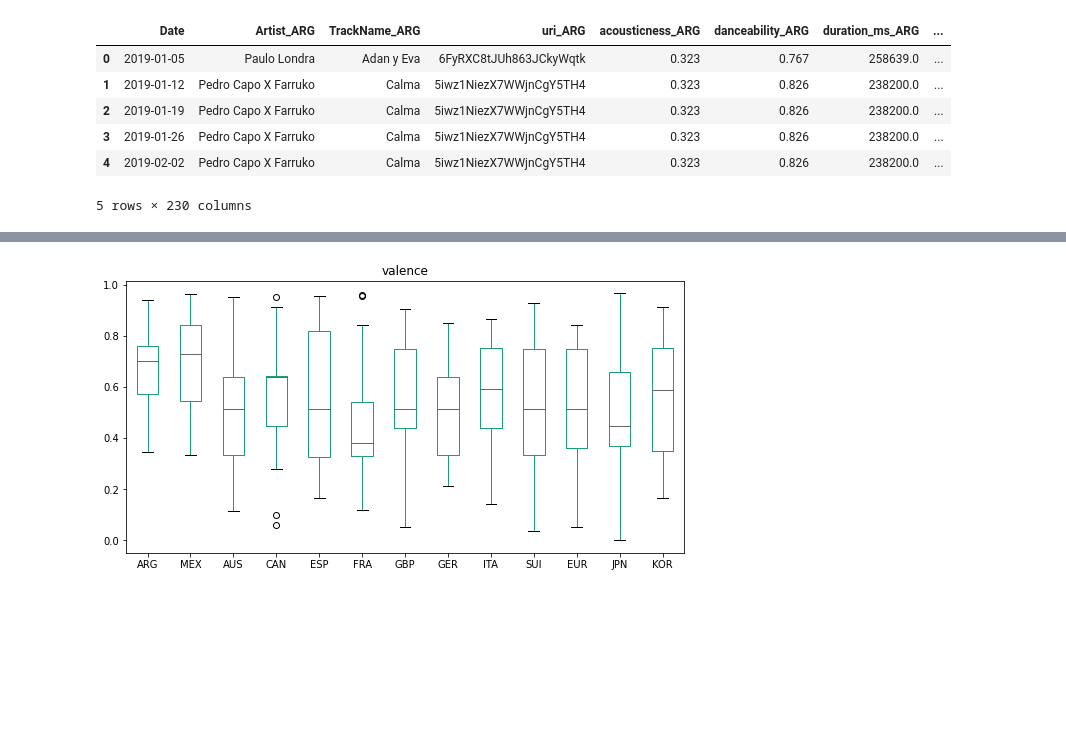
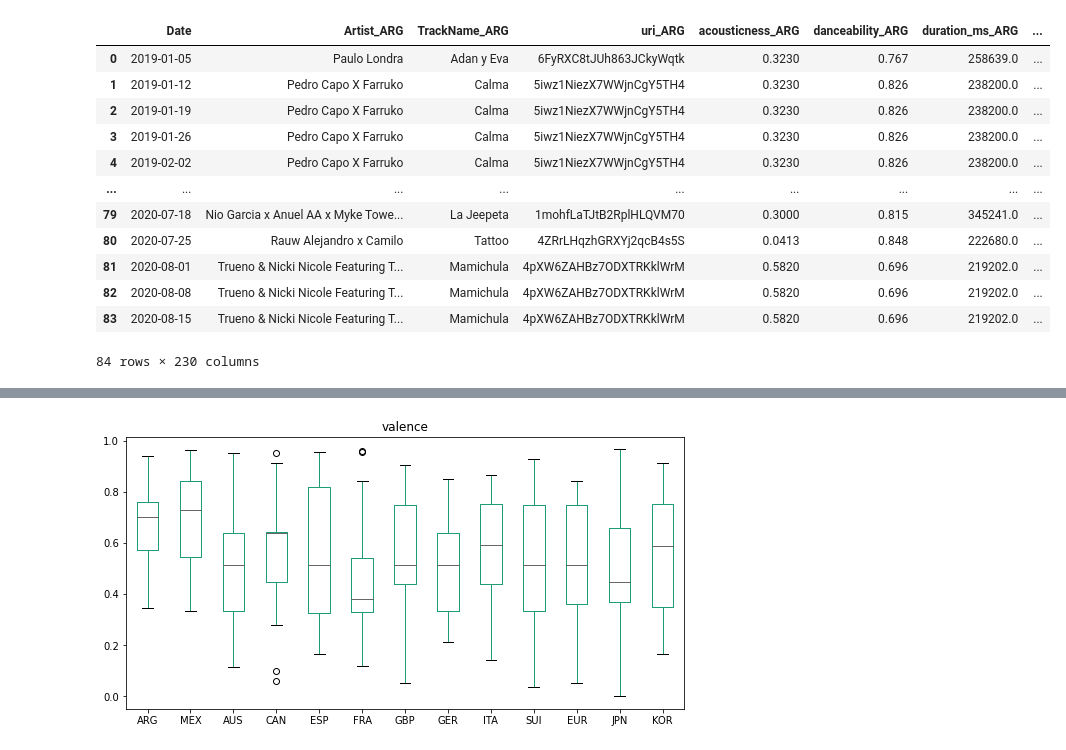
Before and after one commit to DataBerenicenz/Epsilon_Team, a Jupyter notebook: +Jesus/Spotify.ipynb, the cells around one changed output, grey strips where cells are left out. Cells and saved outputs as stored; diff of their text form; code cells hidden in the pictures; blank space fills up the shorter version.

```diff
--- a/+Jesus/Spotify.ipynb
+++ b/+Jesus/Spotify.ipynb
@@ -40,43 +52,31 @@ len(countries)
 # %%
 complete_dataframe=(
     ARG.merge(AUS, on="Date", suffixes=("_ARG", "_AUS"),how="inner")
     .merge(CAN, on="Date", how="inner")
     .merge(ESP, on="Date", suffixes=("_CAN", "_ESP"),how="inner")
     .merge(EUR, on="Date",how="inner")
     .merge(FRA, on="Date", suffixes=("_EUR", "_FRA"),how="inner")
     .merge(GER, on="Date",how="inner")
     .merge(GBP, on="Date", suffixes=("_GER","_GBP"),how="inner")
     .merge(ITA, on="Date",how="inner")
     .merge(JPN, on="Date", suffixes=("_ITA", "_JPN"),how="inner")
     .merge(KOR, on="Date", how="inner")
     .merge(MEX, on="Date", suffixes=("_KOR", "_MEX"),how="inner")
     .merge(SUI, on="Date", how="inner")
 )
 
-complete_dataframe=complete_dataframe.rename(columns={
-"Artist":"Artist_SUI",
-"TrackName":"TrackName_SUI",
-"uri":"uri_SUI",
-"acousticness":"acousticness_SUI",
-"danceability":"danceability_SUI",
-"duration_ms":"duration_ms_SUI",
-"energy":"energy_SUI",
-"instrumentalness":"instrumentalness_SUI",
-"key":"key_SUI",
-"liveness":"liveness_SUI",
-"loudness":"loudness_SUI",
-"mode":"mode_SUI",
-"speechiness":"speechiness_SUI",
-"tempo":"tempo_SUI",
-"time_signature":"time_signature_SUI",
-"valence":"valence_SUI"})
-
-complete_dataframe.head()
+complete_dataframe
 # %% [output]
 |  | Date | Artist_ARG | TrackName_ARG | uri_ARG | acousticness_ARG | danceability_ARG | duration_ms_ARG | ... |
-| 0 | 2019-01-05 | Paulo Londra | Adan y Eva | 6FyRXC8tJUh863JCkyWqtk | 0.323 | 0.767 | 258639.0 | ... |
-| 1 | 2019-01-12 | Pedro Capo X Farruko | Calma | 5iwz1NiezX7WWjnCgY5TH4 | 0.323 | 0.826 | 238200.0 | ... |
-| 2 | 2019-01-19 | Pedro Capo X Farruko | Calma | 5iwz1NiezX7WWjnCgY5TH4 | 0.323 | 0.826 | 238200.0 | ... |
-| 3 | 2019-01-26 | Pedro Capo X Farruko | Calma | 5iwz1NiezX7WWjnCgY5TH4 | 0.323 | 0.826 | 238200.0 | ... |
-| 4 | 2019-02-02 | Pedro Capo X Farruko | Calma | 5iwz1NiezX7WWjnCgY5TH4 | 0.323 | 0.826 | 238200.0 | ... |
+| 0 | 2019-01-05 | Paulo Londra | Adan y Eva | 6FyRXC8tJUh863JCkyWqtk | 0.3230 | 0.767 | 258639.0 | ... |
+| 1 | 2019-01-12 | Pedro Capo X Farruko | Calma | 5iwz1NiezX7WWjnCgY5TH4 | 0.3230 | 0.826 | 238200.0 | ... |
+| 2 | 2019-01-19 | Pedro Capo X Farruko | Calma | 5iwz1NiezX7WWjnCgY5TH4 | 0.3230 | 0.826 | 238200.0 | ... |
+| 3 | 2019-01-26 | Pedro Capo X Farruko | Calma | 5iwz1NiezX7WWjnCgY5TH4 | 0.3230 | 0.826 | 238200.0 | ... |
+| 4 | 2019-02-02 | Pedro Capo X Farruko | Calma | 5iwz1NiezX7WWjnCgY5TH4 | 0.3230 | 0.826 | 238200.0 | ... |
+| ... | ... | ... | ... | ... | ... | ... | ... | ... |
+| 79 | 2020-07-18 | Nio Garcia x Anuel AA x Myke Towe... | La Jeepeta | 1mohfLaTJtB2RplHLQVM70 | 0.3000 | 0.815 | 345241.0 | ... |
+| 80 | 2020-07-25 | Rauw Alejandro x Camilo | Tattoo | 4ZRrLHqzhGRXYj2qcB4s5S | 0.0413 | 0.848 | 222680.0 | ... |
+| 81 | 2020-08-01 | Trueno & Nicki Nicole Featuring T... | Mamichula | 4pXW6ZAHBz7ODXTRKklWrM | 0.5820 | 0.696 | 219202.0 | ... |
+| 82 | 2020-08-08 | Trueno & Nicki Nicole Featuring T... | Mamichula | 4pXW6ZAHBz7ODXTRKklWrM | 0.5820 | 0.696 | 219202.0 | ... |
+| 83 | 2020-08-15 | Trueno & Nicki Nicole Featuring T... | Mamichula | 4pXW6ZAHBz7ODXTRKklWrM | 0.5820 | 0.696 | 219202.0 | ... |
-5 rows × 230 columns
+84 rows × 230 columns
```
Also changed, not shown: parts of 11 cells of this notebook, 4 other files.
